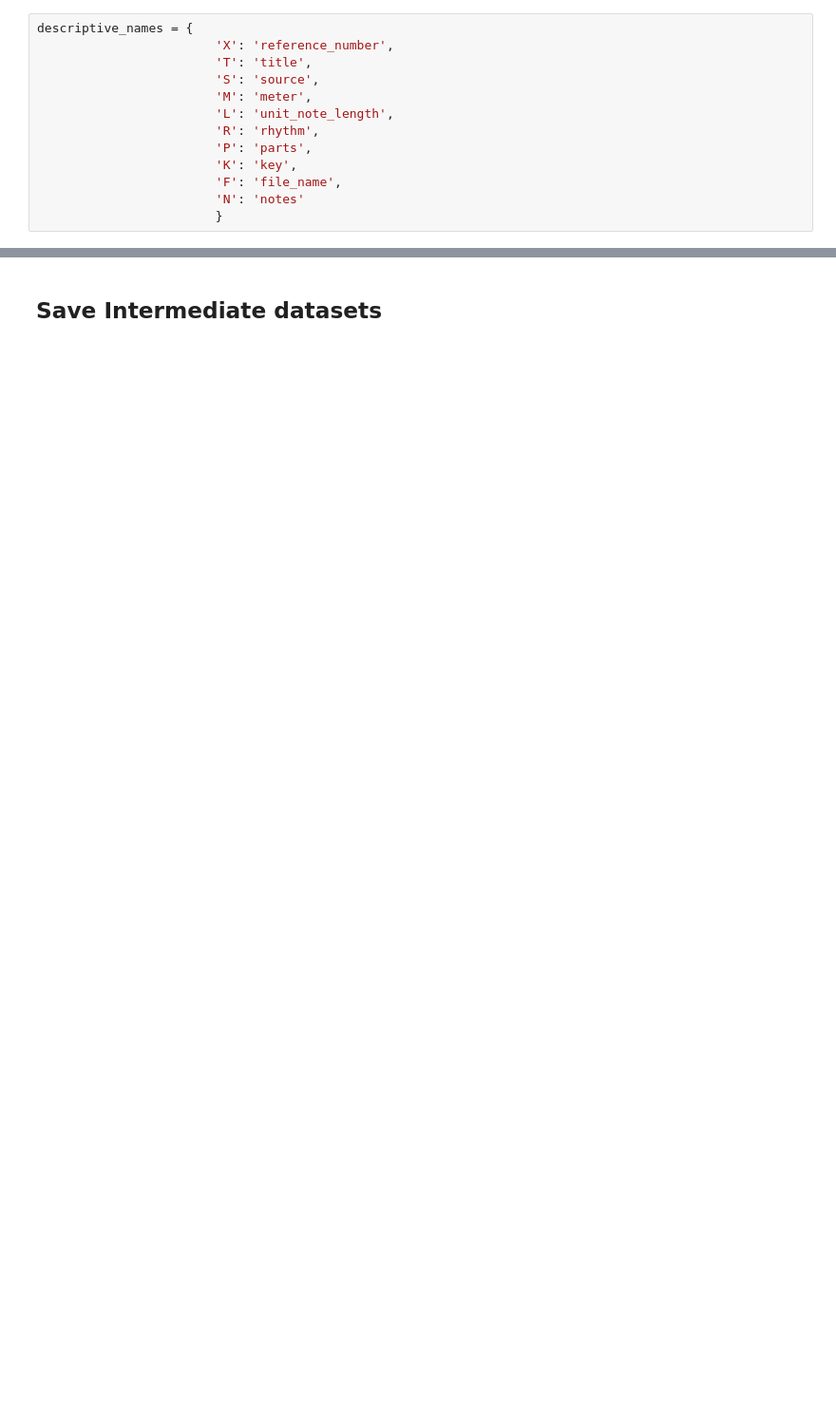
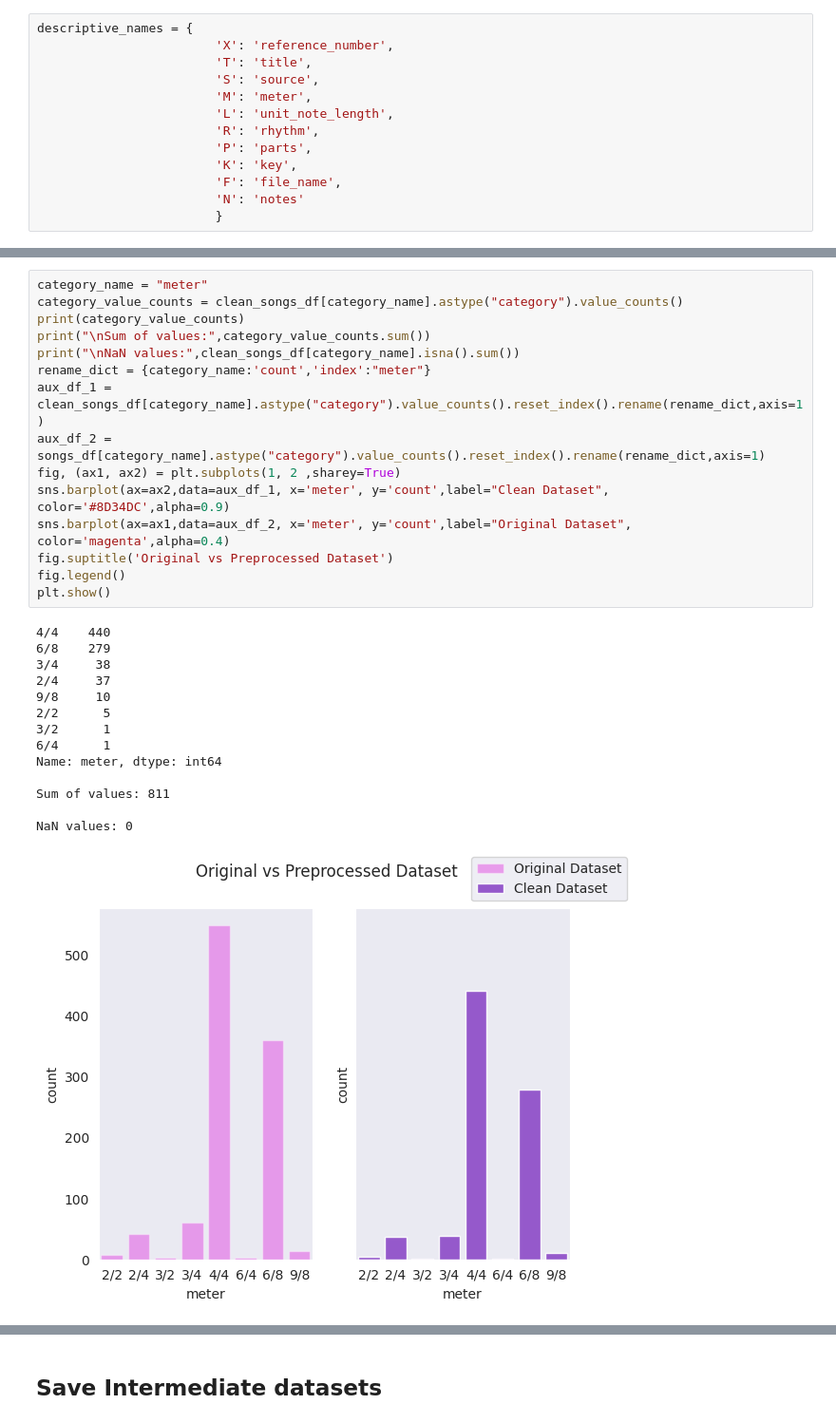
Before and after one commit to DavidNogales/DeepEarTraining, a Jupyter notebook: training_lab/notebooks/EDA_nottingham.ipynb, the cells around one changed output, grey strips where cells are left out. Shown at 95% size. Saved outputs shown, nothing was run; the diff lists cells and outputs as text; blank space fills up the shorter version.

Commit message:
Added plots and corrected labels

```diff
--- a/training_lab/notebooks/EDA_nottingham.ipynb
+++ b/training_lab/notebooks/EDA_nottingham.ipynb
@@ -478,3 +649,33 @@ plt.show()
+# %%
+category_name = "meter"
+category_value_counts = clean_songs_df[category_name].astype("category").value_counts()
+print(category_value_counts)
+print("\nSum of values:",category_value_counts.sum())
+print("\nNaN values:",clean_songs_df[category_name].isna().sum())
+rename_dict = {category_name:'count','index':"meter"}
+aux_df_1 = clean_songs_df[category_name].astype("category").value_counts().reset_index().rename(rename_dict,axis=1)
+aux_df_2 = songs_df[category_name].astype("category").value_counts().reset_index().rename(rename_dict,axis=1)
+fig, (ax1, ax2) = plt.subplots(1, 2 ,sharey=True)
+sns.barplot(ax=ax2,data=aux_df_1, x='meter', y='count',label="Clean Dataset", color='#8D34DC',alpha=0.9)
+sns.barplot(ax=ax1,data=aux_df_2, x='meter', y='count',label="Original Dataset", color='magenta',alpha=0.4)
+fig.suptitle('Original vs Preprocessed Dataset')
+fig.legend()
+plt.show()
+# %% [output]
+4/4    440
+6/8    279
+3/4     38
+2/4     37
+9/8     10
+2/2      5
+3/2      1
+6/4      1
+Name: meter, dtype: int64
+
+Sum of values: 811
+
+NaN values: 0
+[figure, added]
 # %%
 df_aux = pd.DataFrame({
         "clean dataset":[clean_songs_df.shape[0]],
```
Also changed, not shown: parts of 38 cells of this notebook.
